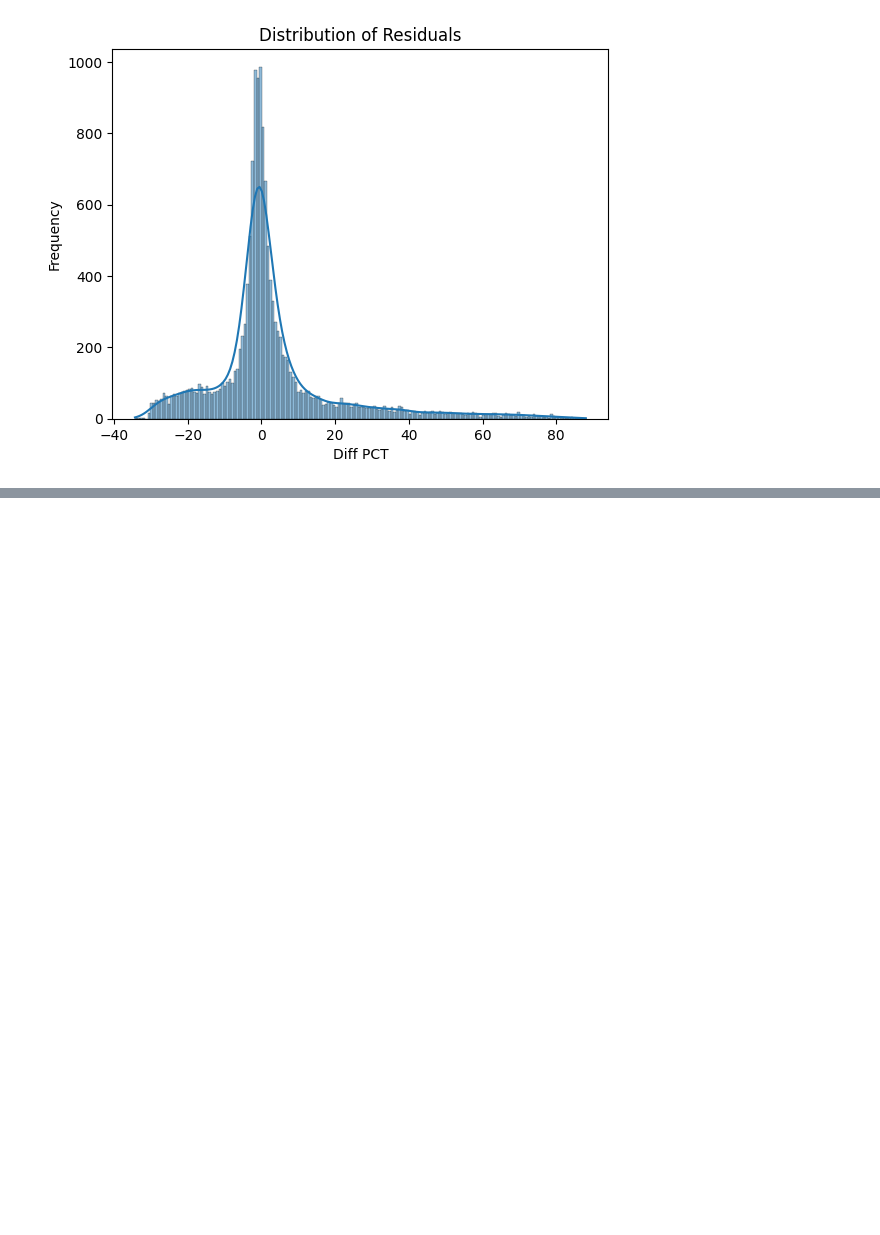
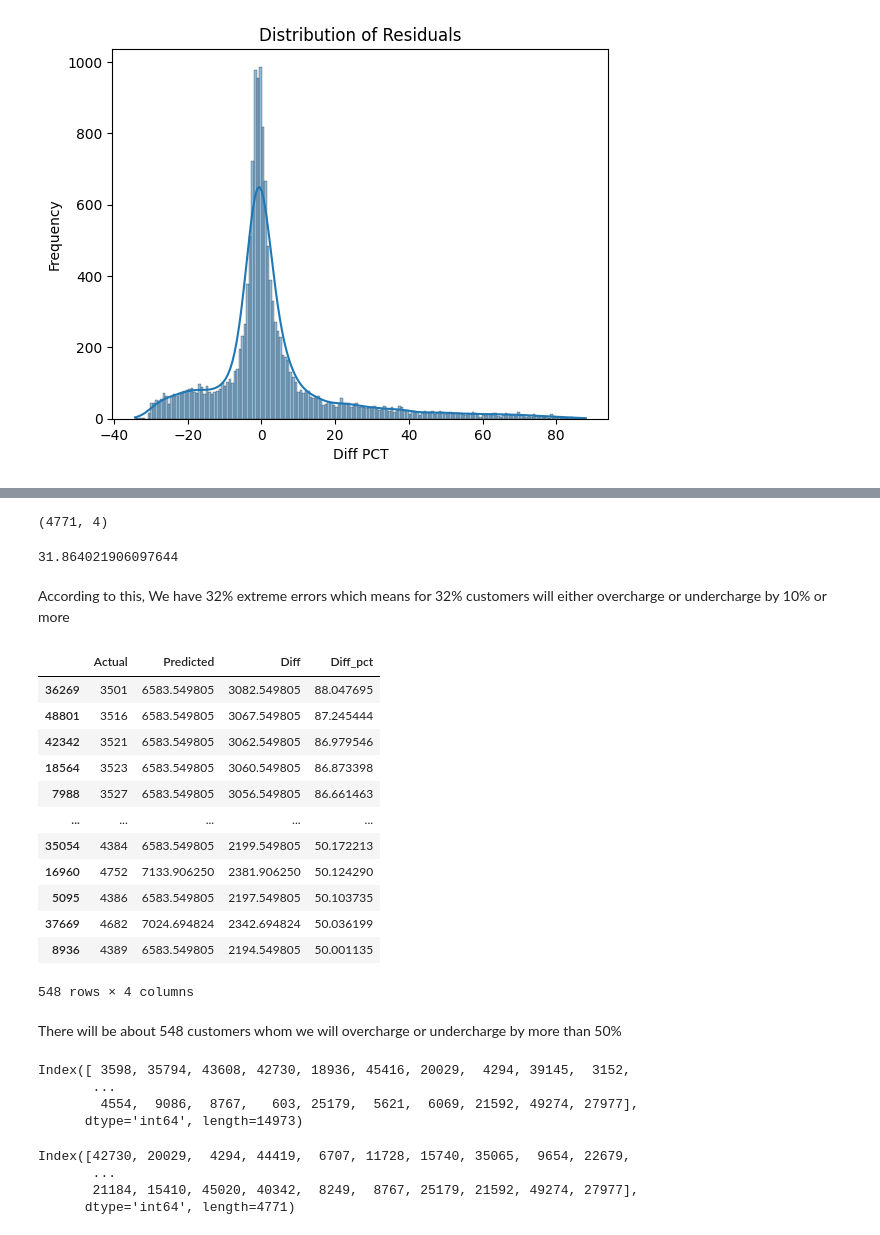
Before and after one commit to ByteMeRadi/Healthcare-Premium-Prediction-App, a Jupyter notebook: data_cleaning/ml_premium_prediction.ipynb, the cells around one changed output, grey strips where cells are left out. Saved outputs shown, nothing was run; the diff lists cells and outputs as text; code cells hidden in the pictures; blank space fills up the shorter version.

Commit message:
Created a Data frame for extreme errors

```diff
--- a/data_cleaning/ml_premium_prediction.ipynb
+++ b/data_cleaning/ml_premium_prediction.ipynb
@@ -791,0 +796,4 @@ plt.show()
+# %%
+extreme_error_threshold = 10
+extreme_results_df = results_df[results_df['Diff_pct'].abs() > extreme_error_threshold]
+extreme_results_df.head()
@@ -791,0 +807,43 @@ plt.show()
+# %%
+extreme_results_df.shape
+# %% [output]
+(4771, 4)
+# %%
+extreme_errors_pct = extreme_results_df.shape[0]*100/X_test.shape[0]
+extreme_errors_pct
+# %% [output]
+31.864021906097644
+# %% [markdown]
+According to this, We have 32% extreme errors which means for 32% customers will either overcharge or undercharge by 10% or more
+# %%
+extreme_results_df[abs(extreme_results_df.Diff_pct)>50].sort_values(by='Diff_pct', ascending=False)
+# %% [output]
+|  | Actual | Predicted | Diff | Diff_pct |
+| 36269 | 3501 | 6583.549805 | 3082.549805 | 88.047695 |
+| 48801 | 3516 | 6583.549805 | 3067.549805 | 87.245444 |
+| 42342 | 3521 | 6583.549805 | 3062.549805 | 86.979546 |
+| 18564 | 3523 | 6583.549805 | 3060.549805 | 86.873398 |
+| 7988 | 3527 | 6583.549805 | 3056.549805 | 86.661463 |
+| ... | ... | ... | ... | ... |
+| 35054 | 4384 | 6583.549805 | 2199.549805 | 50.172213 |
+| 16960 | 4752 | 7133.906250 | 2381.906250 | 50.124290 |
+| 5095 | 4386 | 6583.549805 | 2197.549805 | 50.103735 |
+| 37669 | 4682 | 7024.694824 | 2342.694824 | 50.036199 |
+| 8936 | 4389 | 6583.549805 | 2194.549805 | 50.001135 |
+548 rows × 4 columns
+# %% [markdown]
+There will be about 548 customers whom we will overcharge or undercharge by more than 50%
+# %%
+X_test.index
+# %% [output]
+Index([ 3598, 35794, 43608, 42730, 18936, 45416, 20029,  4294, 39145,  3152,
+       ...
+        4554,  9086,  8767,   603, 25179,  5621,  6069, 21592, 49274, 27977],
+      dtype='int64', length=14973)
+# %%
+extreme_results_df.index
+# %% [output]
+Index([42730, 20029,  4294, 44419,  6707, 11728, 15740, 35065,  9654, 22679,
+       ...
+       21184, 15410, 45020, 40342,  8249,  8767, 25179, 21592, 49274, 27977],
+      dtype='int64', length=4771)
```
Also changed, not shown: parts of 4 cells of this notebook.
